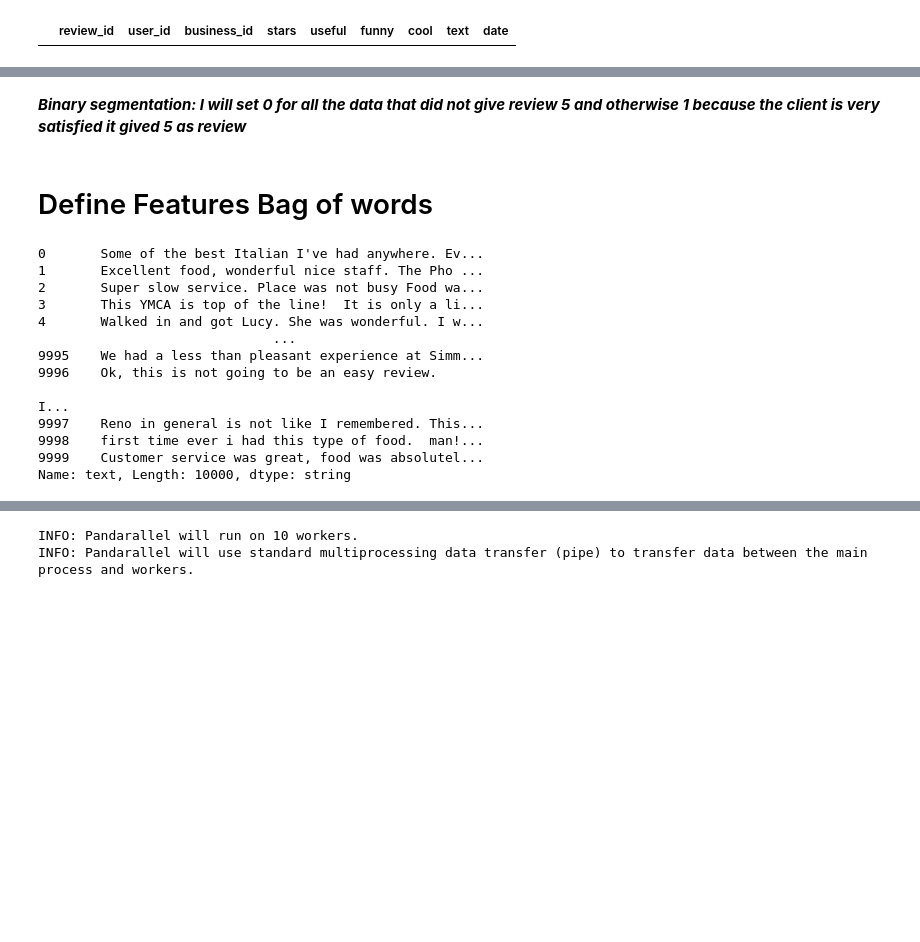
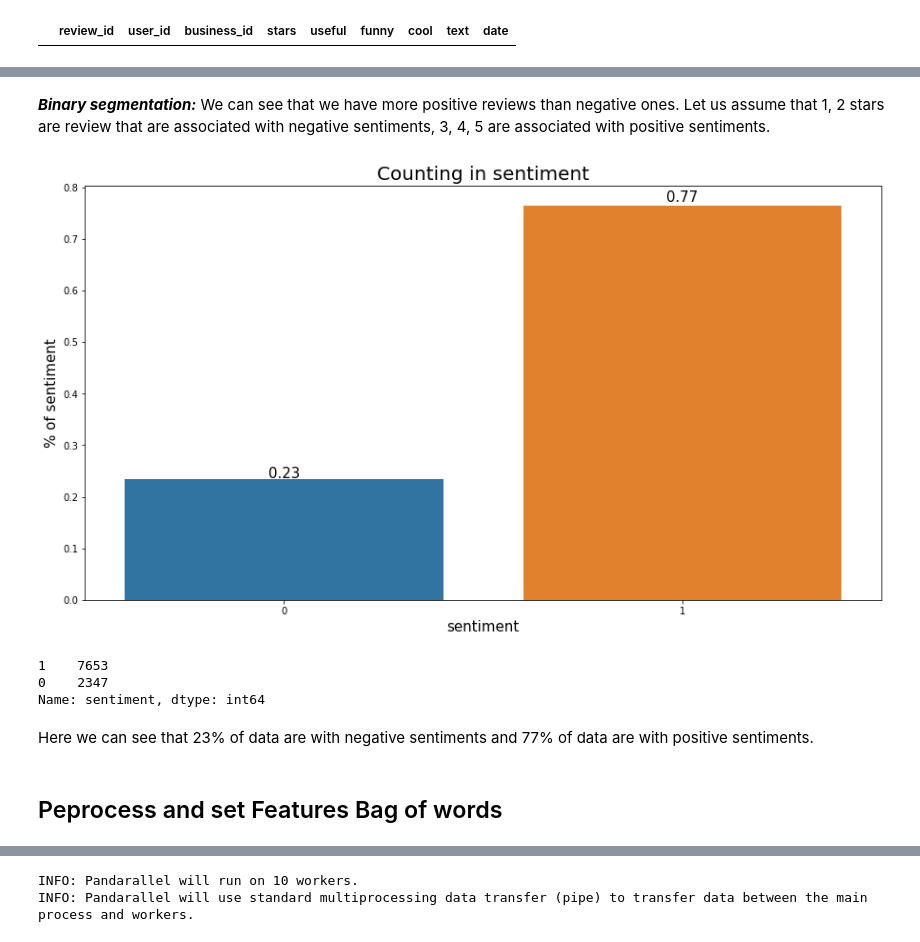
Before and after one commit to mbartcus/OC-projects, a Jupyter notebook: oc_6/Bartcus_Marius_2_notebook_062022.ipynb, the cells around one changed output, grey strips where cells are left out. Cells and saved outputs as stored; diff of their text form; code cells hidden in the pictures; blank space fills up the shorter version.

Commit message:
oc6 topic text clusteirng

```diff
--- a/oc_6/Bartcus_Marius_2_notebook_062022.ipynb
+++ b/oc_6/Bartcus_Marius_2_notebook_062022.ipynb
@@ -374,2 +342,2 @@ Name: stars, Length: 7500, dtype: UInt8
 # %% [markdown]
-***Binary segmentation: I will set 0 for all the data that did not give review 5 and otherwise 1 because the client is very satisfied it gived 5 as review***
+***Binary segmentation:*** We can see that we have more positive reviews than negative ones. Let us assume that 1, 2 stars are review that are associated with negative sentiments, 3, 4, 5 are associated with positive sentiments.
@@ -378 +344,16 @@ Name: stars, Length: 7500, dtype: UInt8
+# %%
+reviews_df.loc[:,'sentiment'] = 1
+reviews_df.loc[reviews_df.stars<3, 'sentiment']=0
+# %%
+plot_count_col(reviews_df, 'sentiment', label_col='sentiment', show_val = True, on_x=True)
+# %% [output]
+[figure, added]
+# %%
+reviews_df.sentiment.value_counts()
+# %% [output]
+1    7653
+0    2347
+Name: sentiment, dtype: int64
+# %% [markdown]
+Here we can see that 23% of data are with negative sentiments and 77% of data are with positive sentiments.
 # %%
@@ -381,19 +362,2 @@ yb_test = [0 if x<3 else 1 for x in y_test]
 # %% [markdown]
-# Define Features Bag of words
+## Peprocess and set Features Bag of words
-# %%
-X
-# %% [output]
-0       Some of the best Italian I've had anywhere. Ev...
-1       Excellent food, wonderful nice staff. The Pho ...
-2       Super slow service. Place was not busy Food wa...
-3       This YMCA is top of the line!  It is only a li...
-4       Walked in and got Lucy. She was wonderful. I w...
-                              ...
-9995    We had a less than pleasant experience at Simm...
-9996    Ok, this is not going to be an easy review.
-
-I...
-9997    Reno in general is not like I remembered. This...
-9998    first time ever i had this type of food.  man!...
-9999    Customer service was great, food was absolutel...
-Name: text, Length: 10000, dtype: string
```
Also changed, not shown: parts of 62 cells of this notebook, 3 other files.
